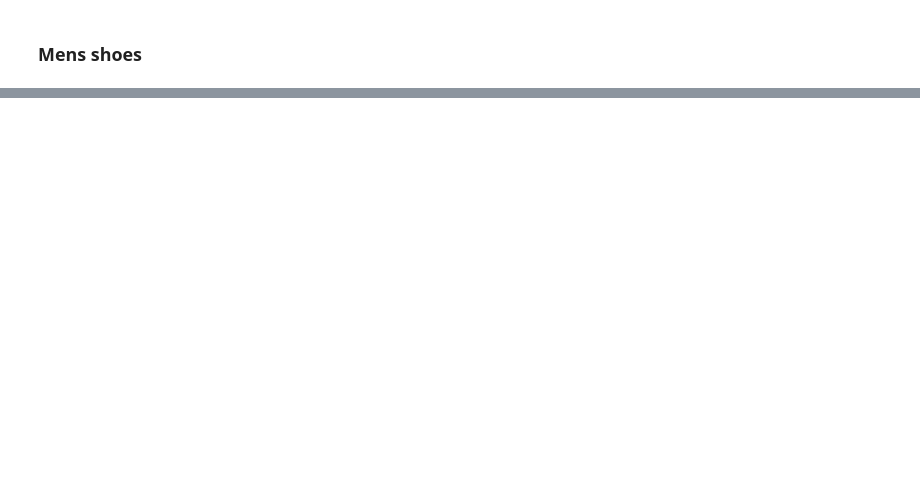
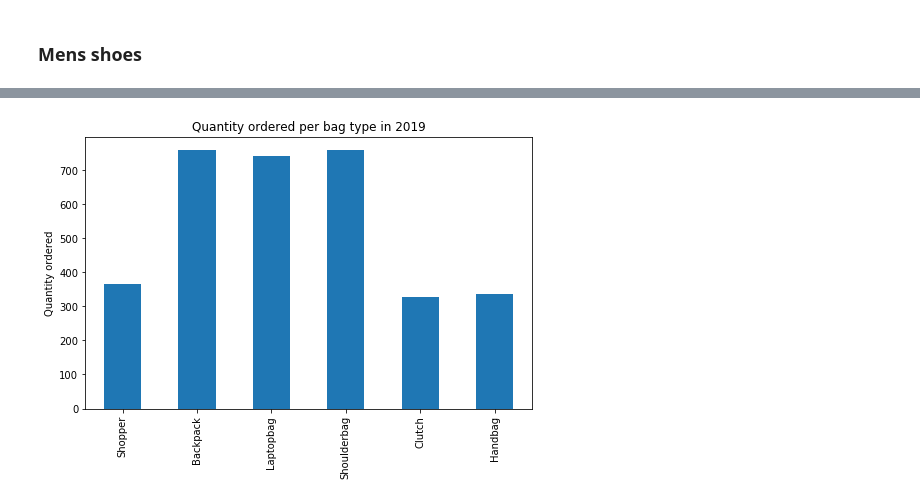
Before and after one commit to ATrui/Projects, a Jupyter notebook: Mock Data/EDA.ipynb, the cells around one changed output, grey strips where cells are left out. Saved outputs shown, nothing was run; the diff lists cells and outputs as text; code cells hidden in the pictures; blank space fills up the shorter version.

```diff
--- a/Mock Data/EDA.ipynb
+++ b/Mock Data/EDA.ipynb
@@ -524,0 +522,3 @@ plt.show()
+# %%
+bags = all_data[all_data['Category'] == 'Bags']
+bags.head()
@@ -524,0 +533,11 @@ plt.show()
+# %%
+product_count = bags.groupby('Product', observed=True)['Quantity Ordered'].sum()
+# %%
+fig, ax = plt.subplots(figsize=[8,5])
+ax = product_count.plot(kind='bar')
+ax.set_xlabel('')
+ax.set_ylabel('Quantity ordered')
+ax.set_title('Quantity ordered per bag type in 2019')
+plt.show()
+# %% [output]
+[figure, added]
```
Also changed, not shown: parts of 45 cells of this notebook, 14 other files.
